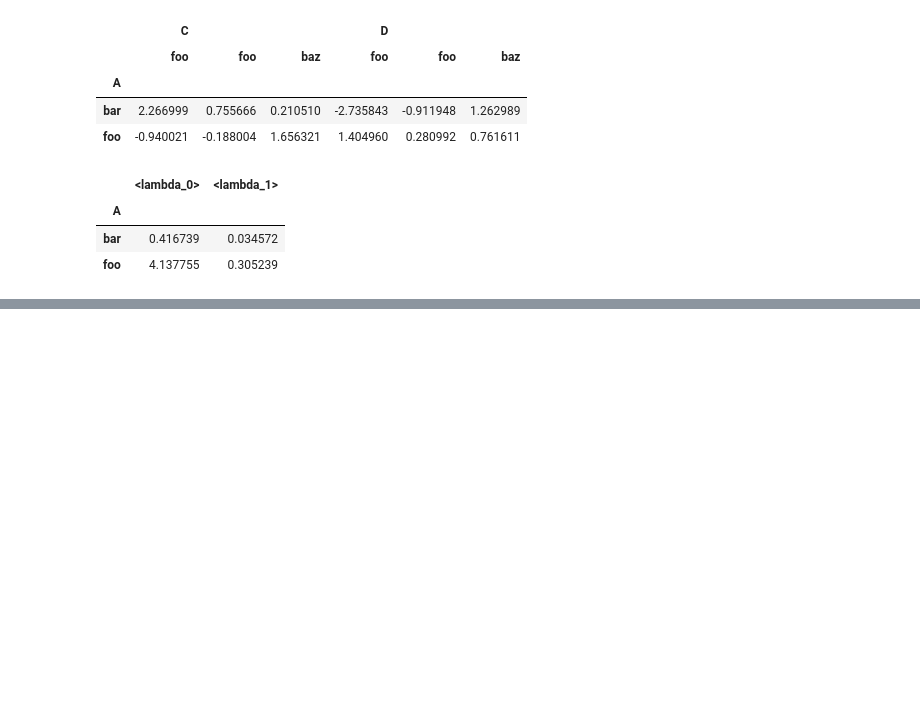
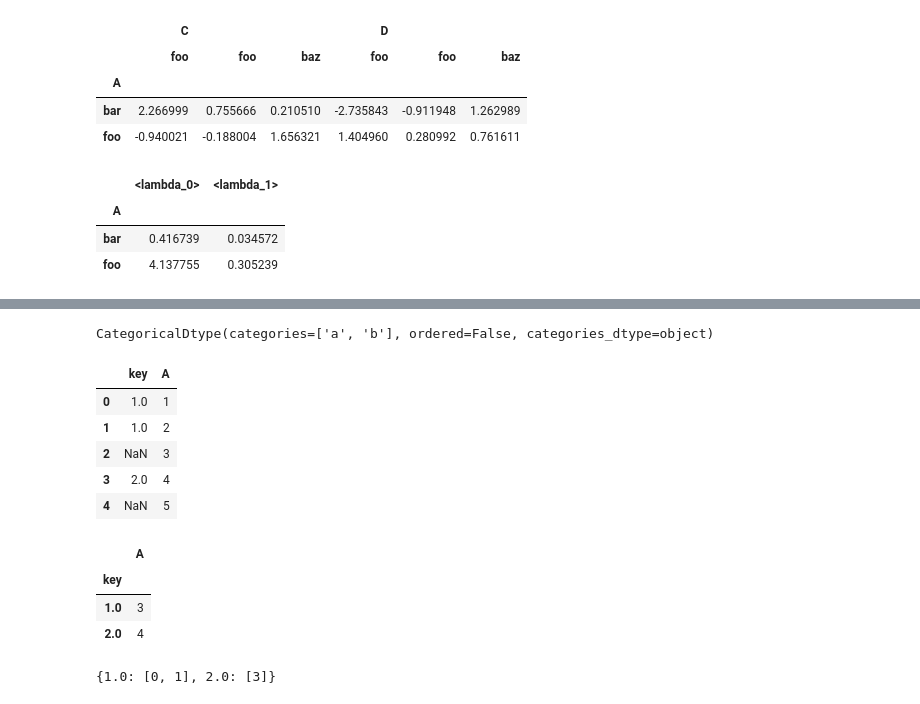
Before and after one commit to ilyak93/self-studying, a Jupyter notebook: DataEngineering/pandas/pandas_groupby.ipynb, the cells around one changed output, grey strips where cells are left out. Cells and saved outputs as stored; diff of their text form; code cells hidden in the pictures; blank space fills up the shorter version.

```diff
--- a/DataEngineering/pandas/pandas_groupby.ipynb
+++ b/DataEngineering/pandas/pandas_groupby.ipynb
@@ -1821,0 +1902,38 @@ df.groupby("A", group_keys=False).apply(lambda x: x, include_groups=True)
+# %%
+s = (
+
+    pd.Series([1, 1, 1])
+
+    .groupby(pd.Categorical(["a", "a", "a"], categories=["a", "b"]), observed=True)
+
+    .count()
+
+)
+
+
+
+s.index.dtype
+# %% [output]
+CategoricalDtype(categories=['a', 'b'], ordered=False, categories_dtype=object)
+# %%
+df = pd.DataFrame({"key": [1.0, 1.0, np.nan, 2.0, np.nan], "A": [1, 2, 3, 4, 5]})
+
+df
+# %% [output]
+|  | key | A |
+| 0 | 1.0 | 1 |
+| 1 | 1.0 | 2 |
+| 2 | NaN | 3 |
+| 3 | 2.0 | 4 |
+| 4 | NaN | 5 |
+# %%
+df.groupby("key", dropna=True).sum()
+# %% [output]
+|  | A |
+| key |  |
+| 1.0 | 3 |
+| 2.0 | 4 |
+# %%
+df.groupby("key", dropna=True).groups
+# %% [output]
+{1.0: [0, 1], 2.0: [3]}
```
Also changed, not shown: parts of 170 cells of this notebook.
